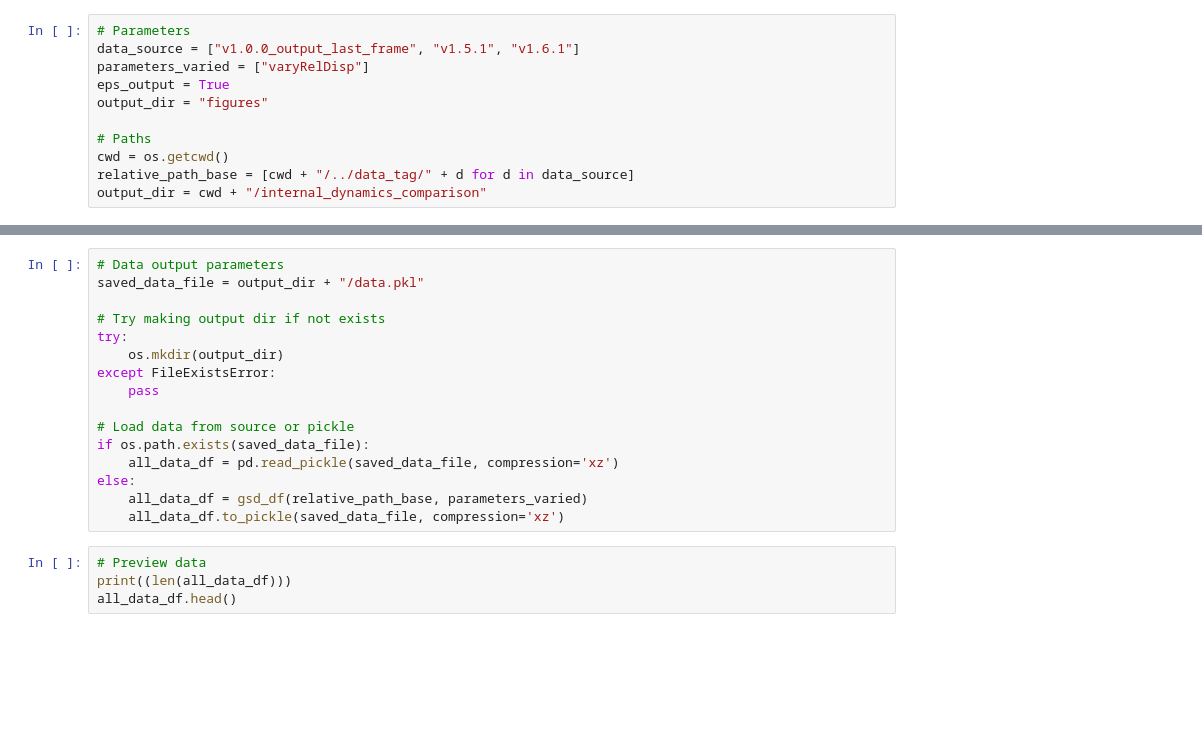
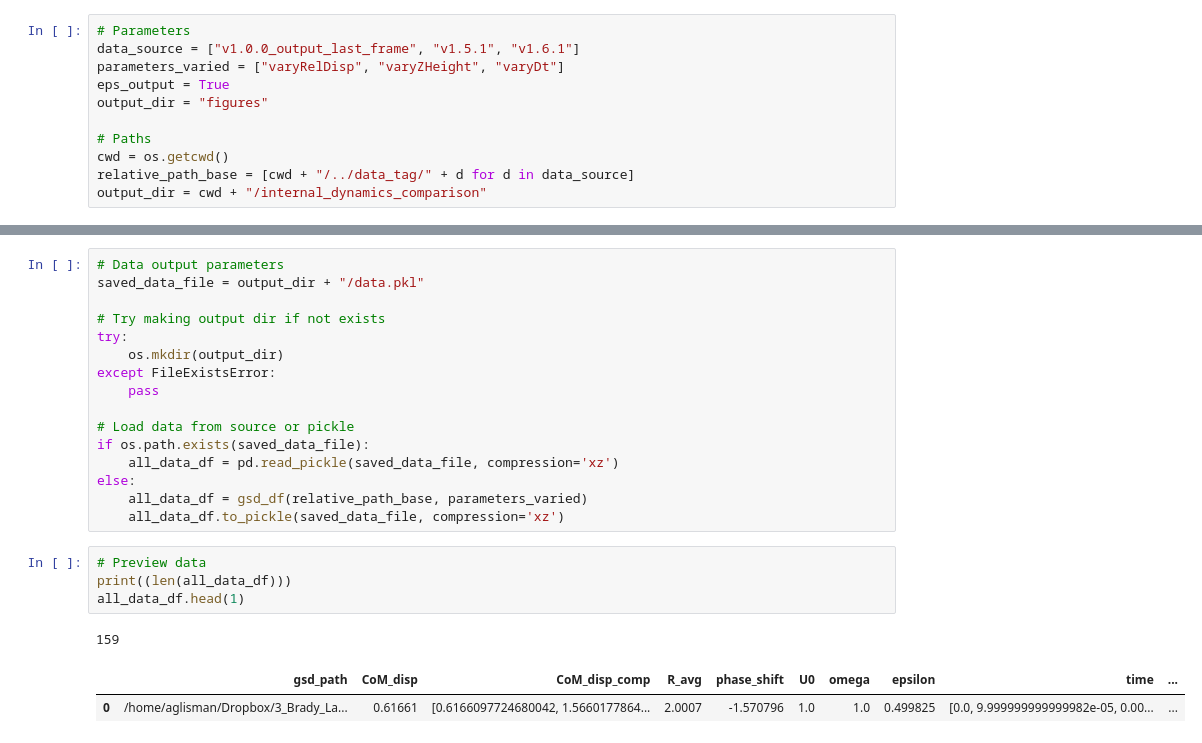
Before and after one commit to alec-glisman/Swimming-in-Potential-Flow, a Jupyter notebook: jupyter_notebooks/internal_dynamics_comparison.ipynb, the cells around one changed output, grey strips where cells are left out. Cells and saved outputs as stored; diff of their text form; blank space fills up the shorter version.

Commit message:
loading more data

```diff
--- a/jupyter_notebooks/internal_dynamics_comparison.ipynb
+++ b/jupyter_notebooks/internal_dynamics_comparison.ipynb
@@ -23,7 +23,7 @@ from simulationDataLoad import gsd_df
 # %%
 # Parameters
 data_source = ["v1.0.0_output_last_frame", "v1.5.1", "v1.6.1"]
-parameters_varied = ["varyRelDisp"]
+parameters_varied = ["varyRelDisp", "varyZHeight", "varyDt"]
 eps_output = True
 output_dir = "figures"
 
@@ -58,4 +58,8 @@ else:
 # %%
 # Preview data
 print((len(all_data_df)))
-all_data_df.head()
+all_data_df.head(1)
+# %% [output]
+159
+|  | gsd_path | CoM_disp | CoM_disp_comp | R_avg | phase_shift | U0 | omega | epsilon | time | ... |
+| 0 | /home/aglisman/Dropbox/3_Brady_La... | 0.61661 | [0.6166097724680042, 1.5660177864... | 2.0007 | -1.570796 | 1.0 | 1.0 | 0.499825 | [0.0, 9.999999999999982e-05, 0.00... | ... |
```
Also changed, not shown: parts of 5 cells of this notebook.
